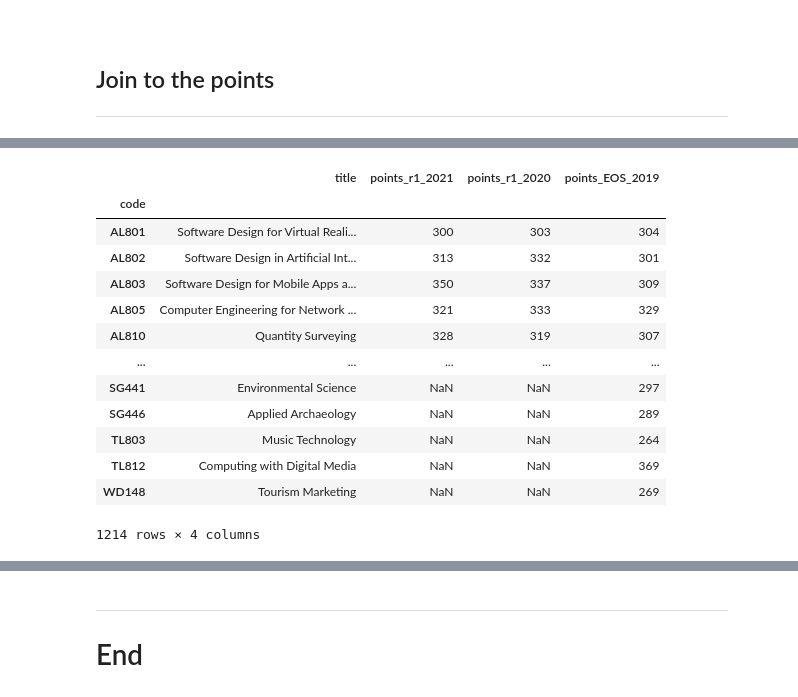
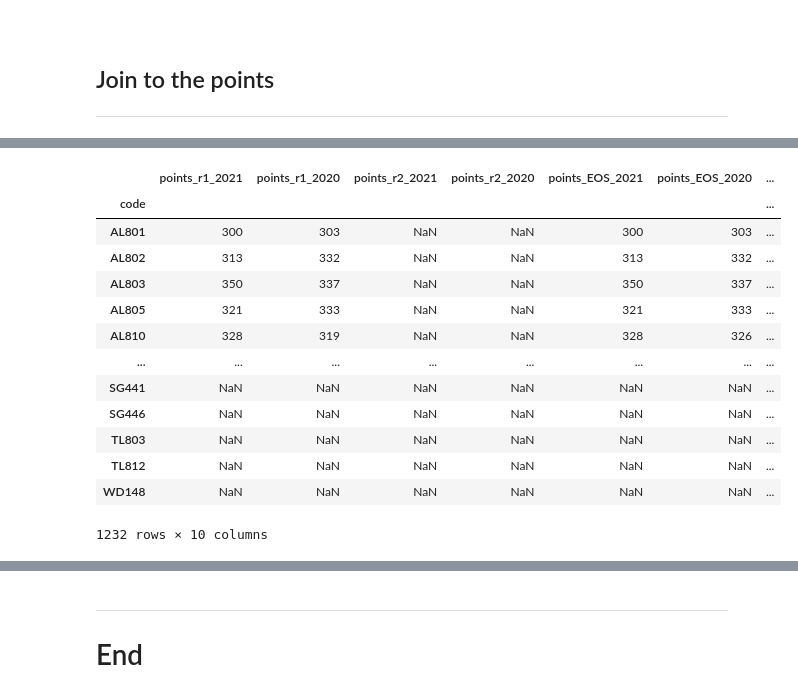
Before and after one commit to ShanePAustin/fundamentals-of-data-analysis, a Jupyter notebook: cao.ipynb, the cells around one changed output, grey strips where cells are left out. Cells and saved outputs as stored; diff of their text form; code cells hidden in the pictures.

```diff
--- a/cao.ipynb
+++ b/cao.ipynb
@@ -574,5 +602,8 @@ allcourses
+# %%
+allcourses = allcourses.join(df2021_r1[['points_Mid_2021']])
+# %%
+allcourses = allcourses.join(df2020_r1[['points_Mid_2020']])
 # %%
-# Join 2019 points to allcourses
-allcourses = allcourses.join(df2019_r1)
+allcourses = allcourses.join(df2019_r1[['points_Mid_2019']])
 allcourses
 # %% [output]
@@ -600 +639,5 @@ points_EOS_2019    object
 dtype: object
+# %%
+caoPoints = allcourses[['points_r1_2021','points_r1_2020','points_r2_2021', 'points_r2_2020',
+                        'points_EOS_2021', 'points_EOS_2020','points_EOS_2019',
+                        'points_Mid_2021','points_Mid_2020','points_Mid_2019']].replace('[A-Z.#*+a-z]', '', regex = True)
@@ -601,18 +658,18 @@ dtype: object
 # %%
-pd.set_option('display.max_rows',10)
-allcourses
+pd.set_option('display.max_rows',12)
+caoPoints
 # %% [output]
-|  | title | points_r1_2021 | points_r1_2020 | points_EOS_2019 |
-| code |  |  |  |  |
-| AL801 | Software Design for Virtual Reali... | 300 | 303 | 304 |
-| AL802 | Software Design in Artificial Int... | 313 | 332 | 301 |
-| AL803 | Software Design for Mobile Apps a... | 350 | 337 | 309 |
-| AL805 | Computer Engineering for Network ... | 321 | 333 | 329 |
-| AL810 | Quantity Surveying | 328 | 319 | 307 |
-| ... | ... | ... | ... | ... |
-| SG441 | Environmental Science | NaN | NaN | 297 |
-| SG446 | Applied Archaeology | NaN | NaN | 289 |
-| TL803 | Music Technology | NaN | NaN | 264 |
-| TL812 | Computing with Digital Media | NaN | NaN | 369 |
-| WD148 | Tourism Marketing | NaN | NaN | 269 |
+|  | points_r1_2021 | points_r1_2020 | points_r2_2021 | points_r2_2020 | points_EOS_2021 | points_EOS_2020 | ... |
+| code |  |  |  |  |  |  | ... |
+| AL801 | 300 | 303 | NaN | NaN | 300 | 303 | ... |
+| AL802 | 313 | 332 | NaN | NaN | 313 | 332 | ... |
+| AL803 | 350 | 337 | NaN | NaN | 350 | 337 | ... |
+| AL805 | 321 | 333 | NaN | NaN | 321 | 333 | ... |
+| AL810 | 328 | 319 | NaN | NaN | 328 | 326 | ... |
+| ... | ... | ... | ... | ... | ... | ... | ... |
+| SG441 | NaN | NaN | NaN | NaN | NaN | NaN | ... |
+| SG446 | NaN | NaN | NaN | NaN | NaN | NaN | ... |
+| TL803 | NaN | NaN | NaN | NaN | NaN | NaN | ... |
+| TL812 | NaN | NaN | NaN | NaN | NaN | NaN | ... |
+| WD148 | NaN | NaN | NaN | NaN | NaN | NaN | ... |
-1214 rows × 4 columns
+1232 rows × 10 columns
```
Also changed, not shown: parts of 87 cells of this notebook, 8 other files.
